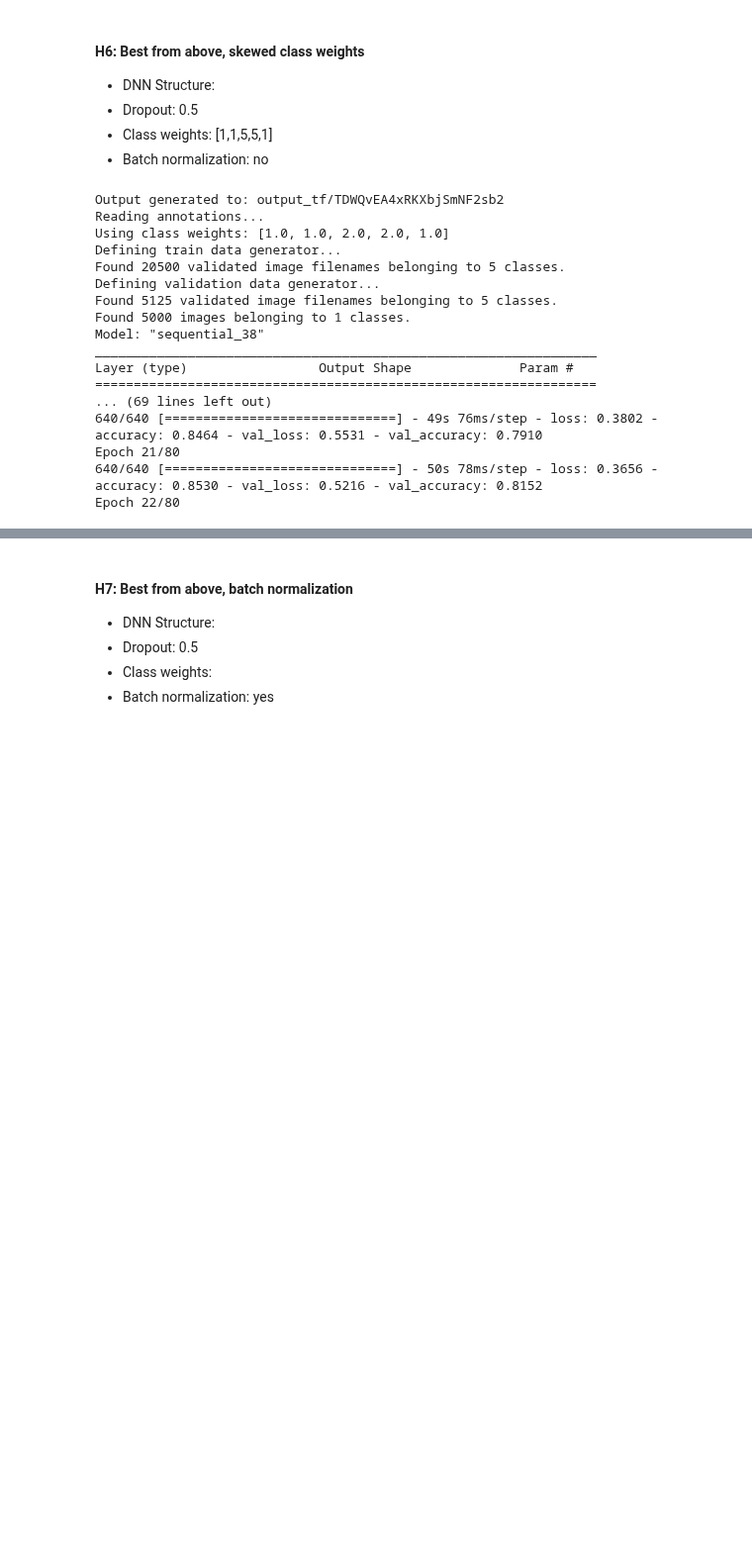
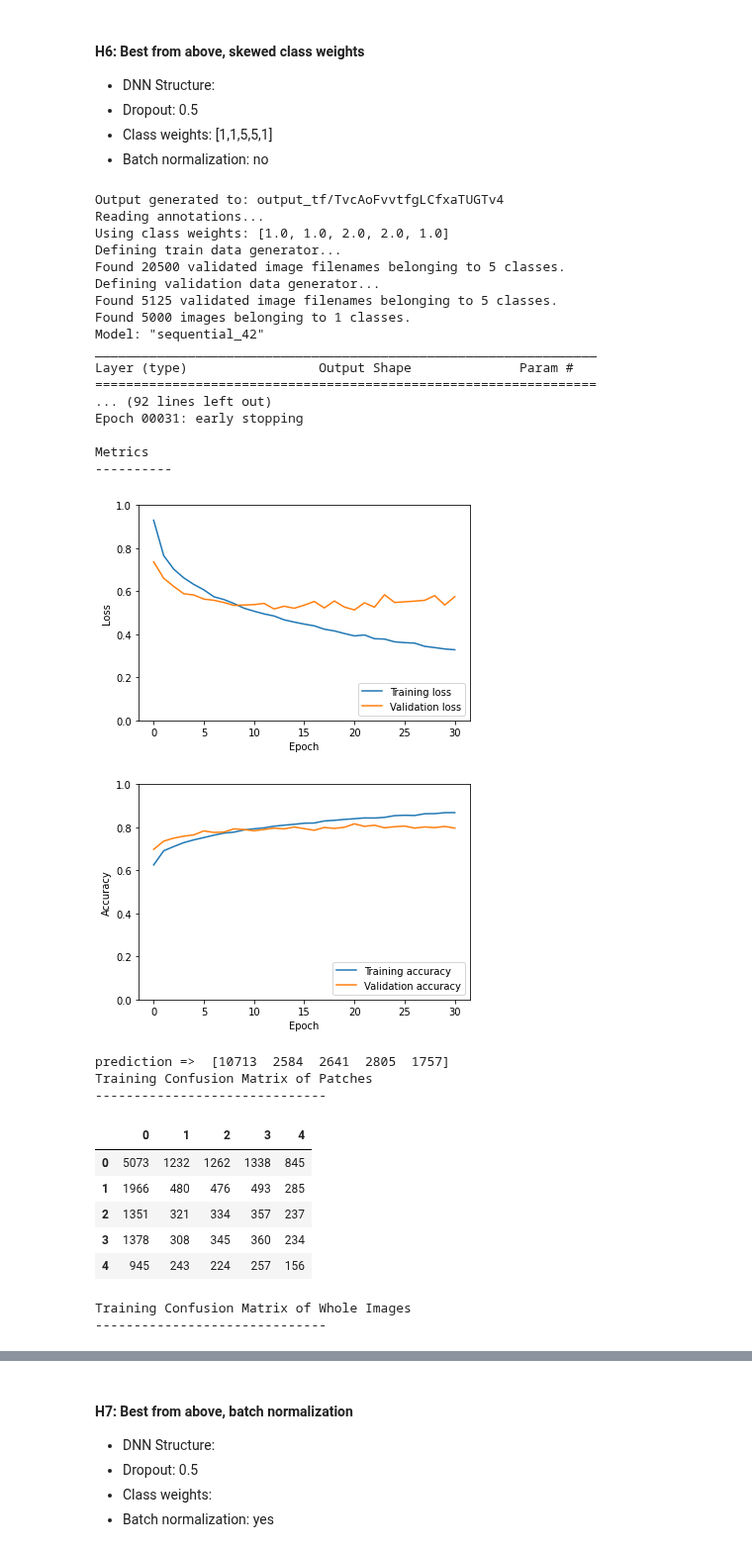
Before and after one commit to jmaness/csc591nn-projc1, a Jupyter notebook: c2_tf_c1.ipynb, the cells around one changed output, grey strips where cells are left out. Shown at 99% size. Drawn from its saved outputs; the diff is of its cells as text; code cells hidden in the pictures; blank space fills up the shorter version.

```diff
--- a/c2_tf_c1.ipynb
+++ b/c2_tf_c1.ipynb
@@ -1156,23 +1157,36 @@ Finished generating predictions to output_tf/PK2xnvgursBEiJHEX3BBnB/PK2xnvgursBE
 * Class weights: [1,1,5,5,1]
 * Batch normalization: no
 # %%
-model = get_model(2048, 256, 0.5)
+model = get_model(1024, 128, 0.5)
 run_trial("h6", model, class_weights=[1., 1., 2., 2., 1.])
 # %% [output]
-Output generated to: output_tf/TDWQvEA4xRKXbjSmNF2sb2
+Output generated to: output_tf/TvcAoFvvtfgLCfxaTUGTv4
 Reading annotations...
 Using class weights: [1.0, 1.0, 2.0, 2.0, 1.0]
 Defining train data generator...
 Found 20500 validated image filenames belonging to 5 classes.
 Defining validation data generator...
 Found 5125 validated image filenames belonging to 5 classes.
 Found 5000 images belonging to 1 classes.
-Model: "sequential_38"
+Model: "sequential_42"
 _________________________________________________________________
 Layer (type)                 Output Shape              Param #
 =================================================================
-... (69 lines left out)
-640/640 [==============================] - 49s 76ms/step - loss: 0.3802 - accuracy: 0.8464 - val_loss: 0.5531 - val_accuracy: 0.7910
-Epoch 21/80
-640/640 [==============================] - 50s 78ms/step - loss: 0.3656 - accuracy: 0.8530 - val_loss: 0.5216 - val_accuracy: 0.8152
-Epoch 22/80
+... (92 lines left out)
+Epoch 00031: early stopping
+
+Metrics
+----------
+[figure, added]
+[figure, added]
+prediction =>  [10713  2584  2641  2805  1757]
+Training Confusion Matrix of Patches
+------------------------------
+|  | 0 | 1 | 2 | 3 | 4 |
+| 0 | 5073 | 1232 | 1262 | 1338 | 845 |
+| 1 | 1966 | 480 | 476 | 493 | 285 |
+| 2 | 1351 | 321 | 334 | 357 | 237 |
+| 3 | 1378 | 308 | 345 | 360 | 234 |
+| 4 | 945 | 243 | 224 | 257 | 156 |
+Training Confusion Matrix of Whole Images
+------------------------------
```
Also changed, not shown: parts of 6 cells of this notebook.
